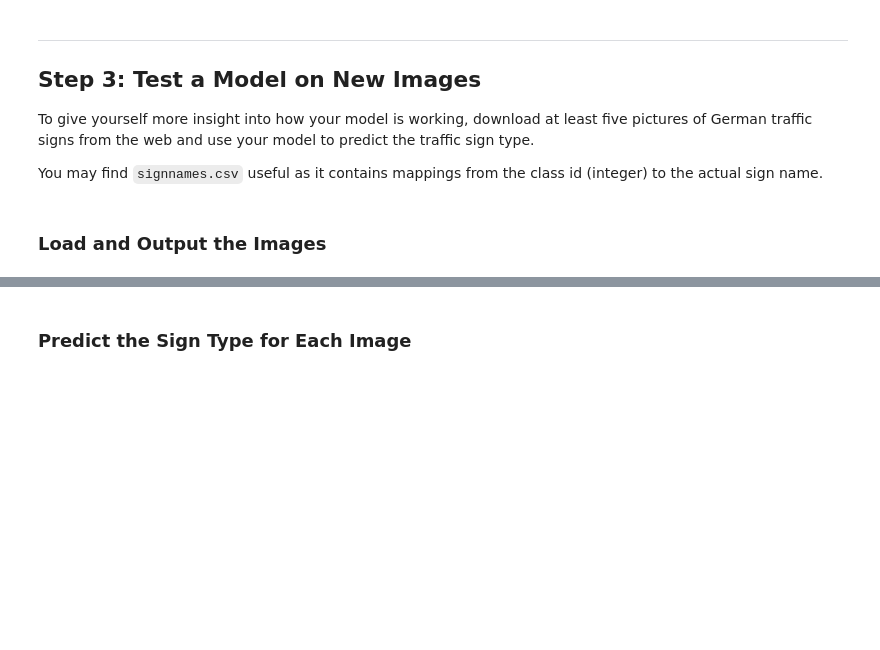
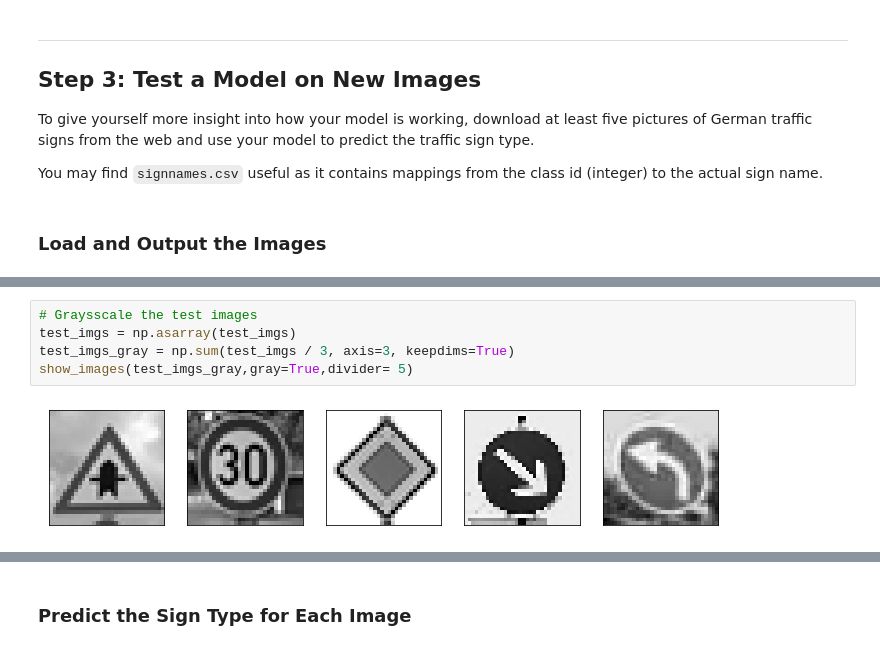
Before and after one commit to snandasena/traffic-sign-classifier, a Jupyter notebook: Traffic_Sign_Classifier.ipynb, the cells around one changed output, grey strips where cells are left out. Cells and saved outputs as stored; diff of their text form; blank space fills up the shorter version.

```diff
--- a/Traffic_Sign_Classifier.ipynb
+++ b/Traffic_Sign_Classifier.ipynb
@@ -628,0 +685,7 @@ You may find `signnames.csv` useful as it contains mappings from the class id (i
+# %%
+# Graysscale the test images
+test_imgs = np.asarray(test_imgs)
+test_imgs_gray = np.sum(test_imgs / 3, axis=3, keepdims=True)
+show_images(test_imgs_gray,gray=True,divider= 5)
+# %% [output]
+[figure, added]
```
Also changed, not shown: parts of 15 cells of this notebook.
